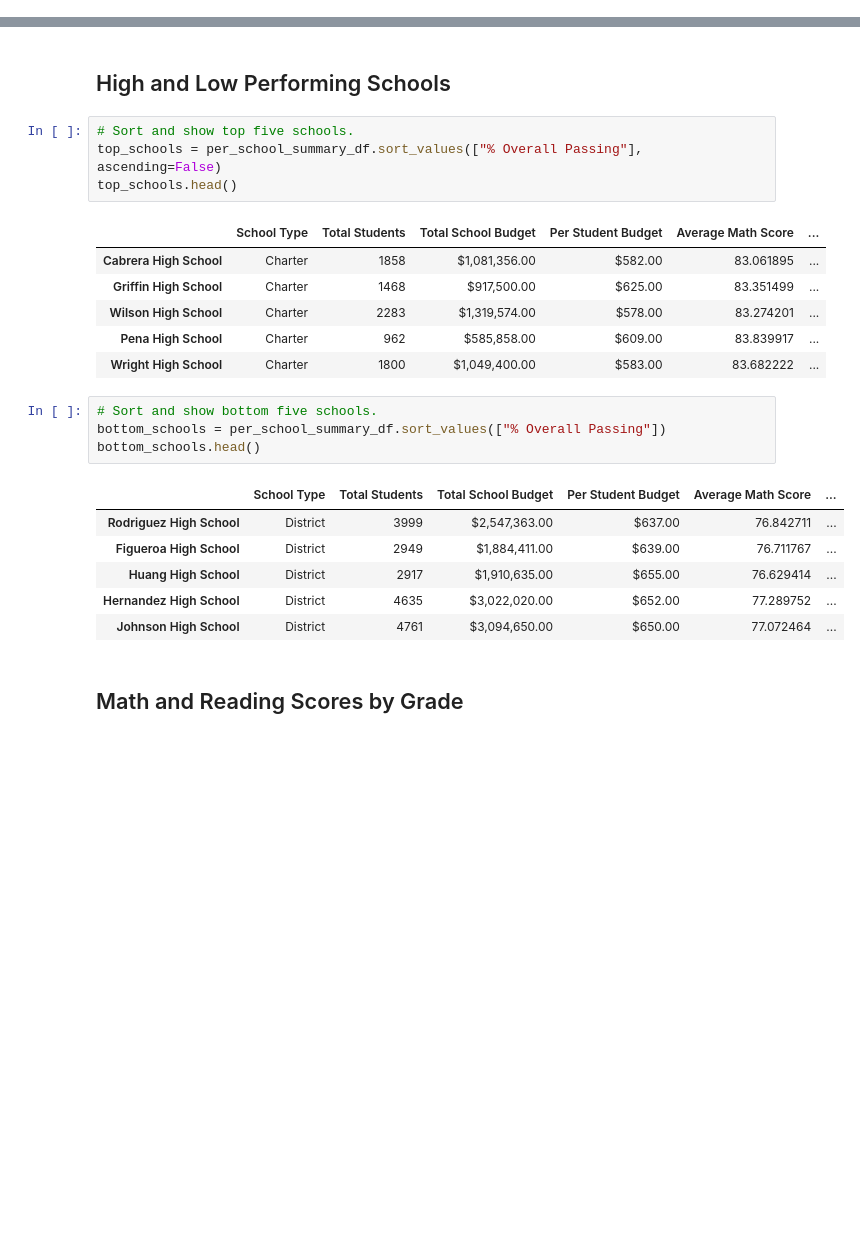
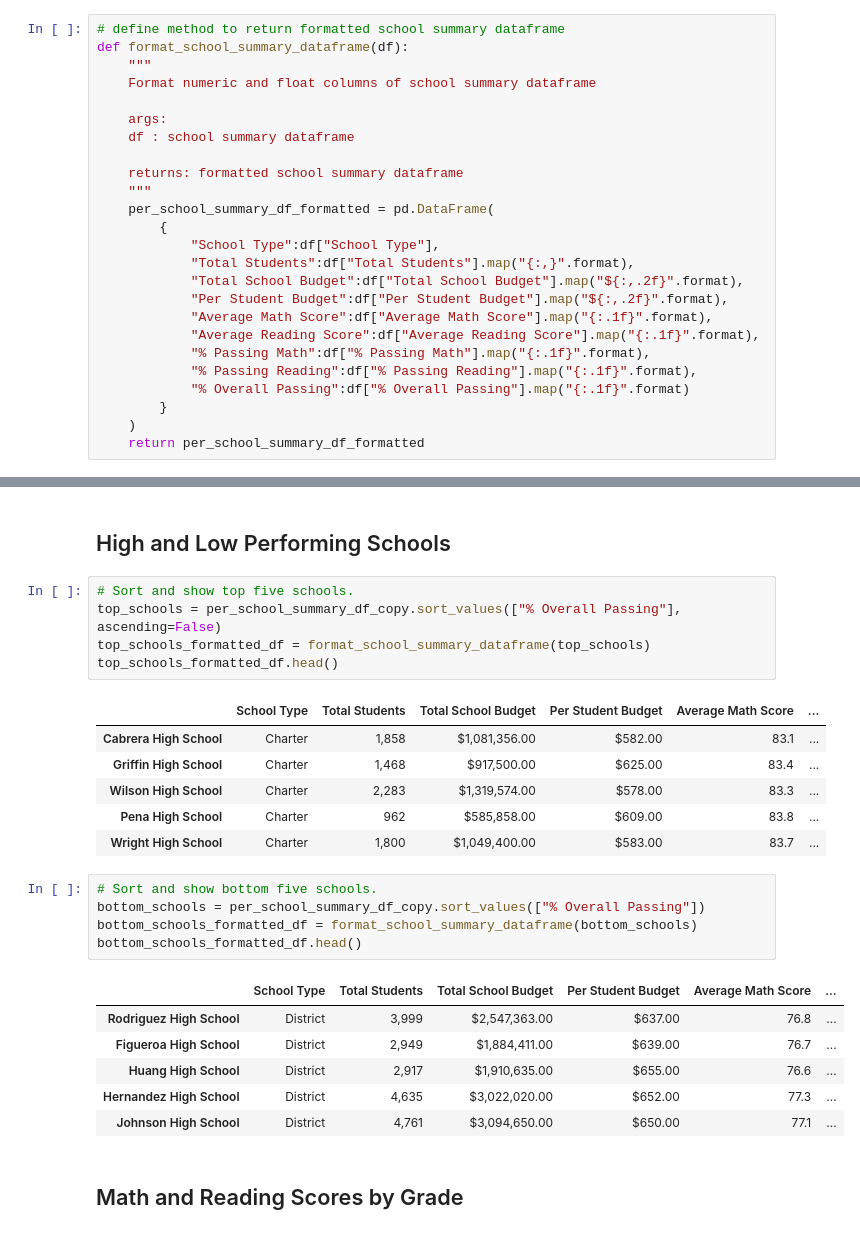
Before and after one commit to mwalbers1/Data-Analytics-Bootcamp, a Jupyter notebook: school-district-analysis/PyCitySchools_Challenge.ipynb, the cells around one changed output, grey strips where cells are left out. Cells and saved outputs as stored; diff of their text form; blank space fills up the shorter version.

```diff
--- a/school-district-analysis/PyCitySchools_Challenge.ipynb
+++ b/school-district-analysis/PyCitySchools_Challenge.ipynb
@@ -240 +203,26 @@ dtype: float64
+# %%
+# define method to return formatted school summary dataframe
+def format_school_summary_dataframe(df):
+    """
+    Format numeric and float columns of school summary dataframe
+
+    args:
+    df : school summary dataframe
+
+    returns: formatted school summary dataframe
+    """
+    per_school_summary_df_formatted = pd.DataFrame(
+        {
+            "School Type":df["School Type"],
+            "Total Students":df["Total Students"].map("{:,}".format),
+            "Total School Budget":df["Total School Budget"].map("${:,.2f}".format),
+            "Per Student Budget":df["Per Student Budget"].map("${:,.2f}".format),
+            "Average Math Score":df["Average Math Score"].map("{:.1f}".format),
+            "Average Reading Score":df["Average Reading Score"].map("{:.1f}".format),
+            "% Passing Math":df["% Passing Math"].map("{:.1f}".format),
+            "% Passing Reading":df["% Passing Reading"].map("{:.1f}".format),
+            "% Overall Passing":df["% Overall Passing"].map("{:.1f}".format)
+        }
+    )
+    return per_school_summary_df_formatted
 # %%
@@ -373,26 +314,28 @@ per_school_summary_df.loc[["Thomas High School"]]
 ## High and Low Performing Schools
 # %%
 # Sort and show top five schools.
-top_schools = per_school_summary_df.sort_values(["% Overall Passing"], ascending=False)
-top_schools.head()
+top_schools = per_school_summary_df_copy.sort_values(["% Overall Passing"], ascending=False)
+top_schools_formatted_df = format_school_summary_dataframe(top_schools)
+top_schools_formatted_df.head()
 # %% [output]
 |  | School Type | Total Students | Total School Budget | Per Student Budget | Average Math Score | ... |
-| Cabrera High School | Charter | 1858 | $1,081,356.00 | $582.00 | 83.061895 | ... |
-| Griffin High School | Charter | 1468 | $917,500.00 | $625.00 | 83.351499 | ... |
-| Wilson High School | Charter | 2283 | $1,319,574.00 | $578.00 | 83.274201 | ... |
-| Pena High School | Charter | 962 | $585,858.00 | $609.00 | 83.839917 | ... |
-| Wright High School | Charter | 1800 | $1,049,400.00 | $583.00 | 83.682222 | ... |
+| Cabrera High School | Charter | 1,858 | $1,081,356.00 | $582.00 | 83.1 | ... |
+| Griffin High School | Charter | 1,468 | $917,500.00 | $625.00 | 83.4 | ... |
+| Wilson High School | Charter | 2,283 | $1,319,574.00 | $578.00 | 83.3 | ... |
+| Pena High School | Charter | 962 | $585,858.00 | $609.00 | 83.8 | ... |
+| Wright High School | Charter | 1,800 | $1,049,400.00 | $583.00 | 83.7 | ... |
 # %%
 # Sort and show bottom five schools.
-bottom_schools = per_school_summary_df.sort_values(["% Overall Passing"])
-bottom_schools.head()
+bottom_schools = per_school_summary_df_copy.sort_values(["% Overall Passing"])
+bottom_schools_formatted_df = format_school_summary_dataframe(bottom_schools)
+bottom_schools_formatted_df.head()
 # %% [output]
 |  | School Type | Total Students | Total School Budget | Per Student Budget | Average Math Score | ... |
-| Rodriguez High School | District | 3999 | $2,547,363.00 | $637.00 | 76.842711 | ... |
-| Figueroa High School | District | 2949 | $1,884,411.00 | $639.00 | 76.711767 | ... |
-| Huang High School | District | 2917 | $1,910,635.00 | $655.00 | 76.629414 | ... |
-| Hernandez High School | District | 4635 | $3,022,020.00 | $652.00 | 77.289752 | ... |
-| Johnson High School | District | 4761 | $3,094,650.00 | $650.00 | 77.072464 | ... |
+| Rodriguez High School | District | 3,999 | $2,547,363.00 | $637.00 | 76.8 | ... |
+| Figueroa High School | District | 2,949 | $1,884,411.00 | $639.00 | 76.7 | ... |
+| Huang High School | District | 2,917 | $1,910,635.00 | $655.00 | 76.6 | ... |
+| Hernandez High School | District | 4,635 | $3,022,020.00 | $652.00 | 77.3 | ... |
+| Johnson High School | District | 4,761 | $3,094,650.00 | $650.00 | 77.1 | ... |
 # %% [markdown]
 ## Math and Reading Scores by Grade
 # %%
```
Also changed, not shown: parts of 65 cells of this notebook, 15 other files.
